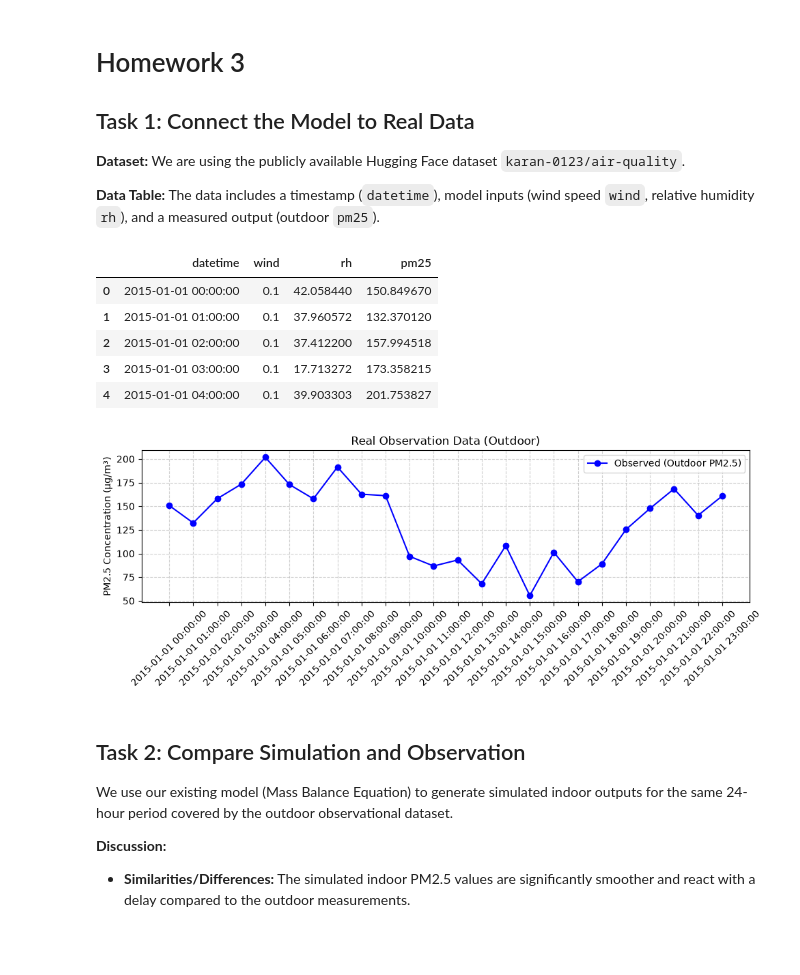
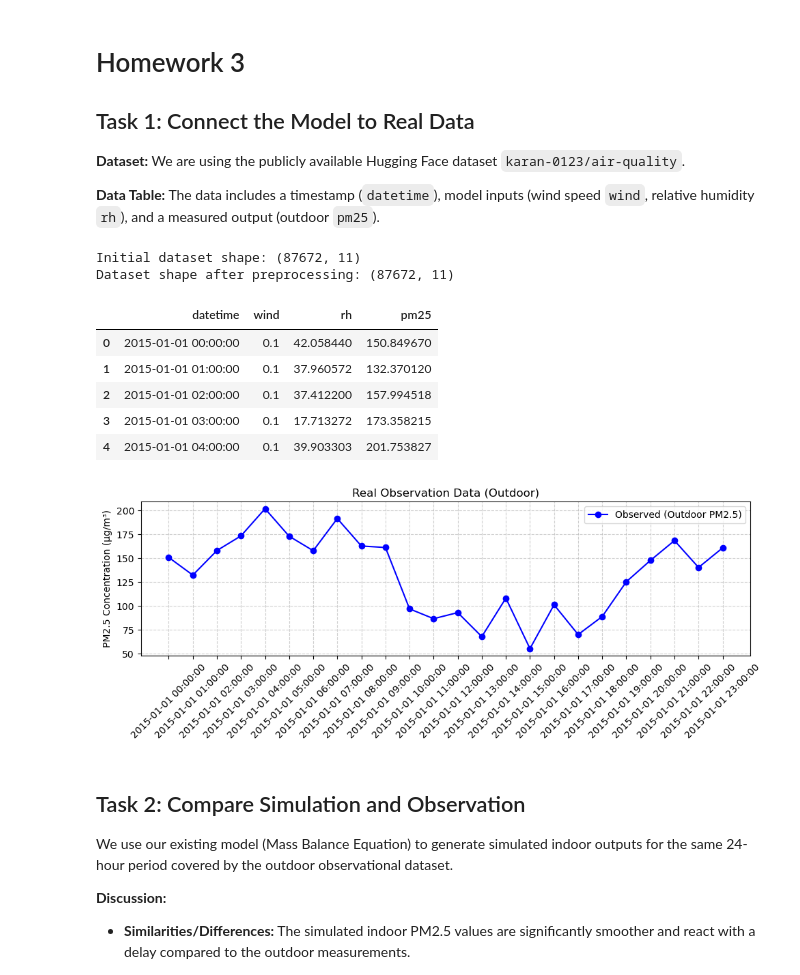
Before and after one commit to KonmaWasurenaide/DigitalTwin_Project_DE_IK, a Jupyter notebook: HomeWorks/HomeWork_3.ipynb, the cells around one changed output. Cells and saved outputs as stored; diff of their text form; code cells hidden in the pictures; blank space fills up the shorter version.

Commit message:
Implemented data preprocessing

```diff
--- a/HomeWorks/HomeWork_3.ipynb
+++ b/HomeWorks/HomeWork_3.ipynb
@@ -6,35 +6,53 @@
 **Dataset:** We are using the publicly available Hugging Face dataset `karan-0123/air-quality`.
 
 **Data Table:** The data includes a timestamp (`datetime`), model inputs (wind speed `wind`, relative humidity `rh`), and a measured output (outdoor `pm25`).
+# %%
+def preprocess_data(df, time_col='datetime'):
+    # Drop rows with any missing values
+    df_clean = df.dropna()
+
+    # Drop duplicates based on the time column, keeping the first occurrence
+    df_clean = df_clean.drop_duplicates(subset=[time_col], keep='first')
+
+    # Index reset for continuity after dropping rows
+    return df_clean.reset_index(drop=True)
 # %%
 import pandas as pd
 import matplotlib.pyplot as plt
 
 # Load a sample of the historical dataset
 df = pd.read_csv('hf://datasets/karan-0123/air-quality/air_quality.csv')
+print(f"Initial dataset shape: {df.shape}")
+
+#Preprocess the data to remove missing values and duplicates
+df = preprocess_data(df)
+print(f"Dataset shape after preprocessing: {df.shape}")
+
 df_day = df[:24].copy() # Using 24 hours of data
 
 # Display a small data table
 display(df_day[['datetime', 'wind', 'rh', 'pm25']].head())
 
 # Plot the observed output over time
 plt.figure(figsize=(10, 4))
 plt.plot(df_day['datetime'], df_day['pm25'], label='Observed (Outdoor PM2.5)', color='blue', marker='o')
 plt.xticks(rotation=45)
 plt.ylabel('PM2.5 Concentration (µg/m³)')
 plt.title('Real Observation Data (Outdoor)')
 plt.legend()
 plt.grid(True, linestyle='--', alpha=0.6)
 plt.tight_layout()
 plt.show()
 # %% [output]
+Initial dataset shape: (87672, 11)
+Dataset shape after preprocessing: (87672, 11)
 |  | datetime | wind | rh | pm25 |
 | 0 | 2015-01-01 00:00:00 | 0.1 | 42.058440 | 150.849670 |
 | 1 | 2015-01-01 01:00:00 | 0.1 | 37.960572 | 132.370120 |
 | 2 | 2015-01-01 02:00:00 | 0.1 | 37.412200 | 157.994518 |
 | 3 | 2015-01-01 03:00:00 | 0.1 | 17.713272 | 173.358215 |
 | 4 | 2015-01-01 04:00:00 | 0.1 | 39.903303 | 201.753827 |
-[figure, old version]
+[figure, new version]
 # %% [markdown]
 ## Task 2: Compare Simulation and Observation
 
```
Also changed, not shown: parts of 1 cell of this notebook.
